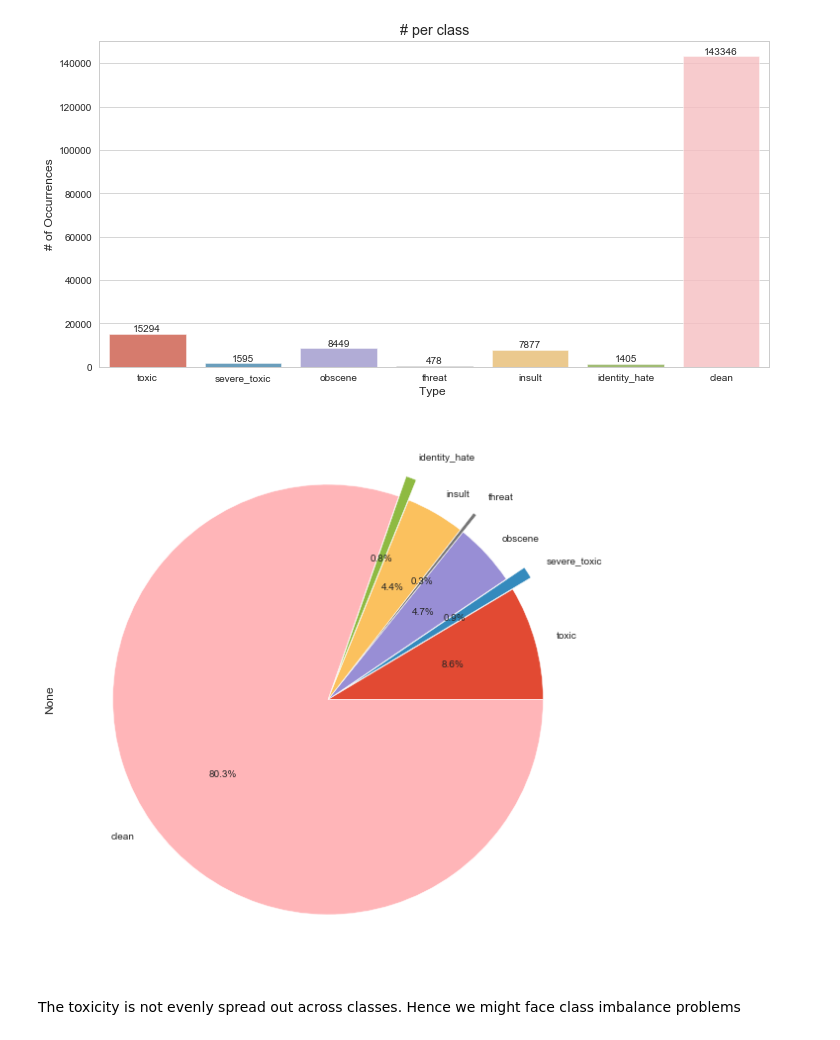
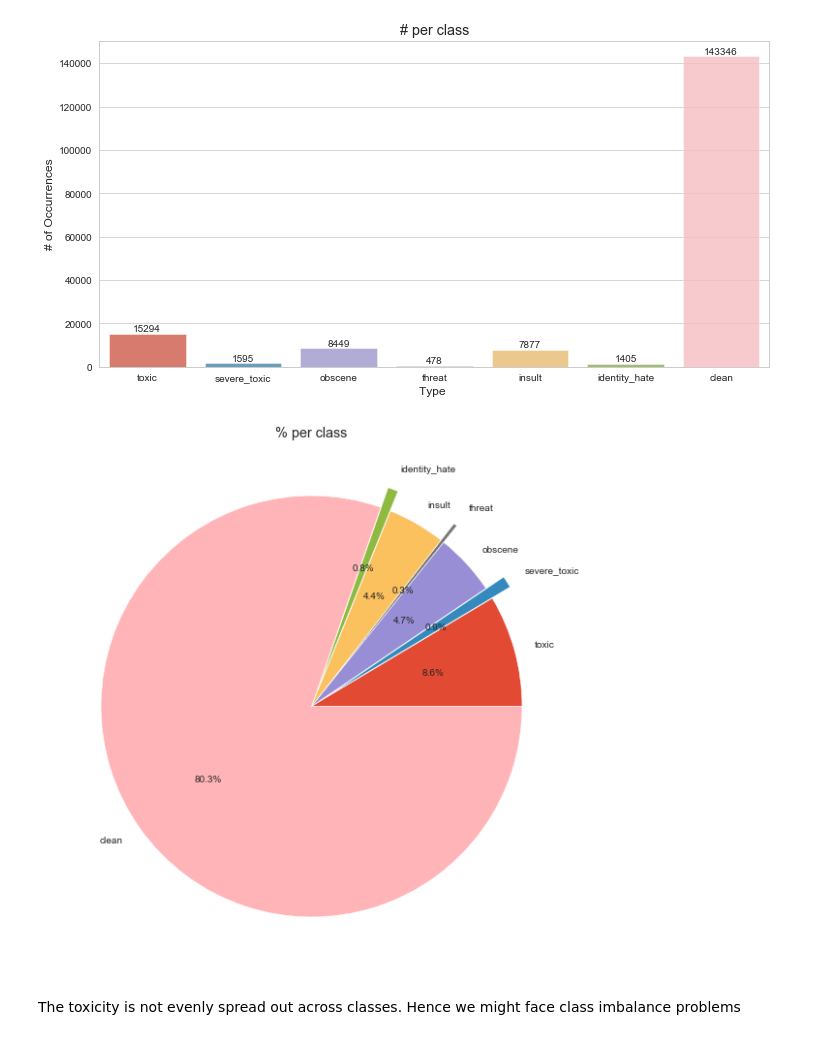
Before and after one commit to ishansoni22/UdacityML, a Jupyter notebook: ml_advance_capstone/notebook.ipynb, the cells around one changed output. Drawn from its saved outputs; the diff is of its cells as text; code cells hidden in the pictures.

```diff
--- a/ml_advance_capstone/notebook.ipynb
+++ b/ml_advance_capstone/notebook.ipynb
@@ -65,8 +65,9 @@ if local:
     train = pd.read_csv("./data/train.csv")
     test = pd.read_csv("./data/test.csv")
 else :
-    train = pd.read_csv("./data/train.csv")
-    test = pd.read_csv("./data/test.csv")
+    train = pd.read_csv("../input/jigsaw-toxic-comment-classification-challenge/train.csv")
+    test = pd.read_csv("../input/jigsaw-toxic-comment-classification-challenge/test.csv")
+
 
 # Lets have a peek at our training data
 
@@ -155,8 +156,10 @@ plt.show()
 [figure]
 # %%
 x.plot(kind = 'pie', explode = [0, 0.1, 0, 0.1, 0, 0.1, 0], figsize = (10, 10), autopct = '%1.1f%%', shadow = False)
+plt.title("% per class")
+plt.ylabel("")
 plt.show()
 # %% [output]
-[figure, old version]
+[figure, new version]
 # %% [markdown]
 The toxicity is not evenly spread out across classes. Hence we might face class imbalance problems
```
Also changed, not shown: parts of 23 cells of this notebook.
